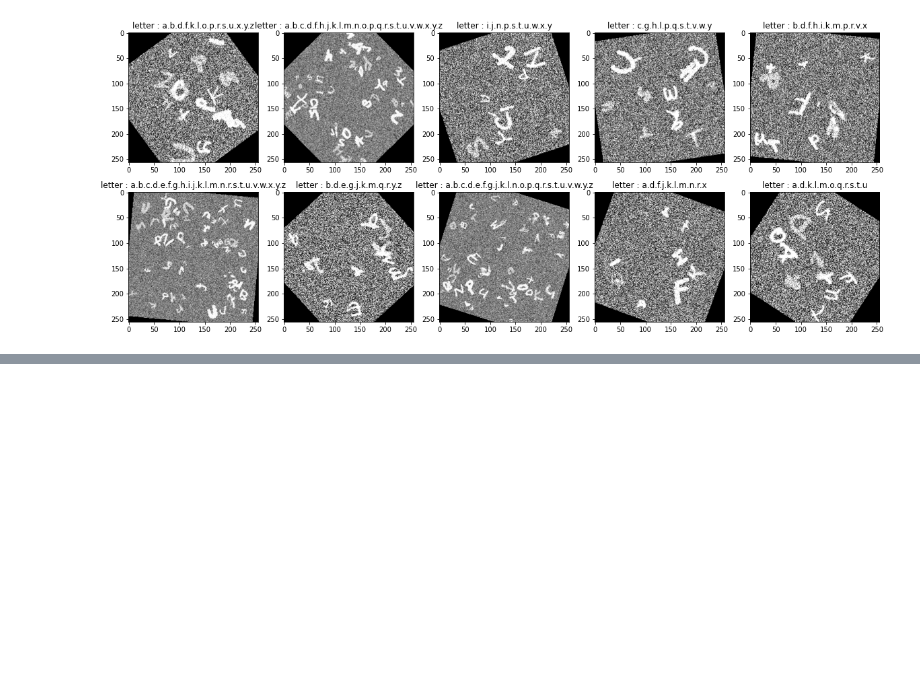
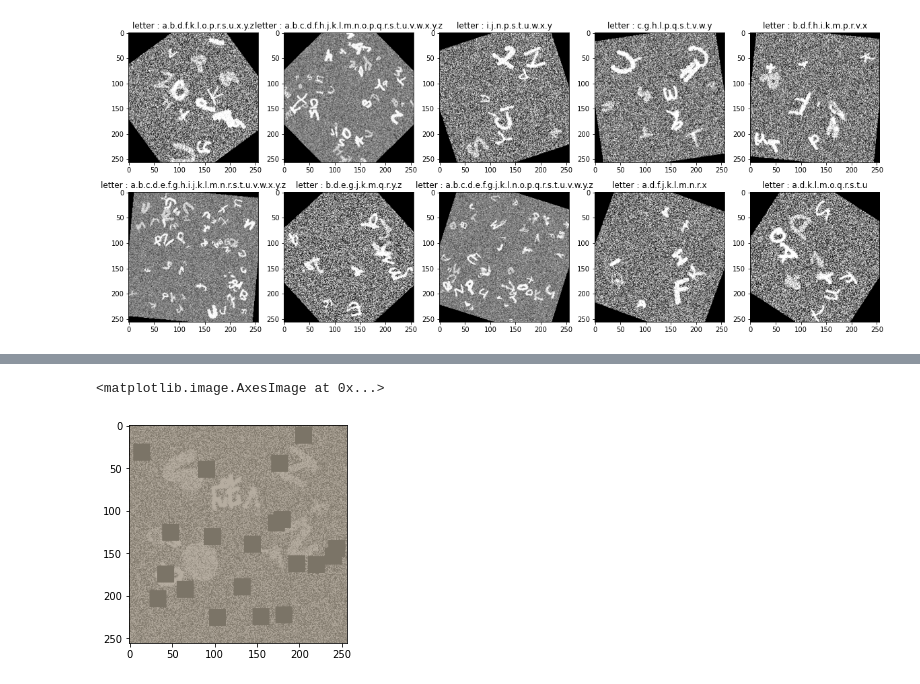
Before and after one commit to hongseong0314/dacon-computer-vision-2, a Jupyter notebook: augmentation.ipynb, the cells around one changed output, grey strips where cells are left out. Cells and saved outputs as stored; diff of their text form; code cells hidden in the pictures; blank space fills up the shorter version.

```diff
--- a/augmentation.ipynb
+++ b/augmentation.ipynb
@@ -82,0 +105,40 @@ plt.show()
+# %%
+# cut out
+import torch
+import numpy as np
+
+class Cutout(object):
+    def __init__(self, n_holes, length):
+        self.n_holes = n_holes
+        self.length = length
+
+    def __call__(self, img):
+        h = img.size(1)
+        w = img.size(2)
+
+        mask = np.ones((h, w), np.float32)
+
+        for n in range(self.n_holes):
+            y = np.random.randint(h)
+            x = np.random.randint(w)
+
+            y1 = np.clip(y - self.length // 2, 0, h)
+            y2 = np.clip(y + self.length // 2, 0, h)
+            x1 = np.clip(x - self.length // 2, 0, w)
+            x2 = np.clip(x + self.length // 2, 0, w)
+
+            mask[y1: y2, x1: x2] = 0.
+
+        mask = torch.from_numpy(mask)
+        mask = mask.expand_as(img)
+        img = img * mask
+
+        return img
+# %%
+tranforms = T.Compose([ T.ToTensor(),
+                       Cutout(20, 20),])
+# %%
+plt.imshow(tensor2img(tranforms(image)))
+# %% [output]
+<matplotlib.image.AxesImage at 0x...>
+[figure, added]
```
Also changed, not shown: parts of 5 cells of this notebook, 2 other files.
